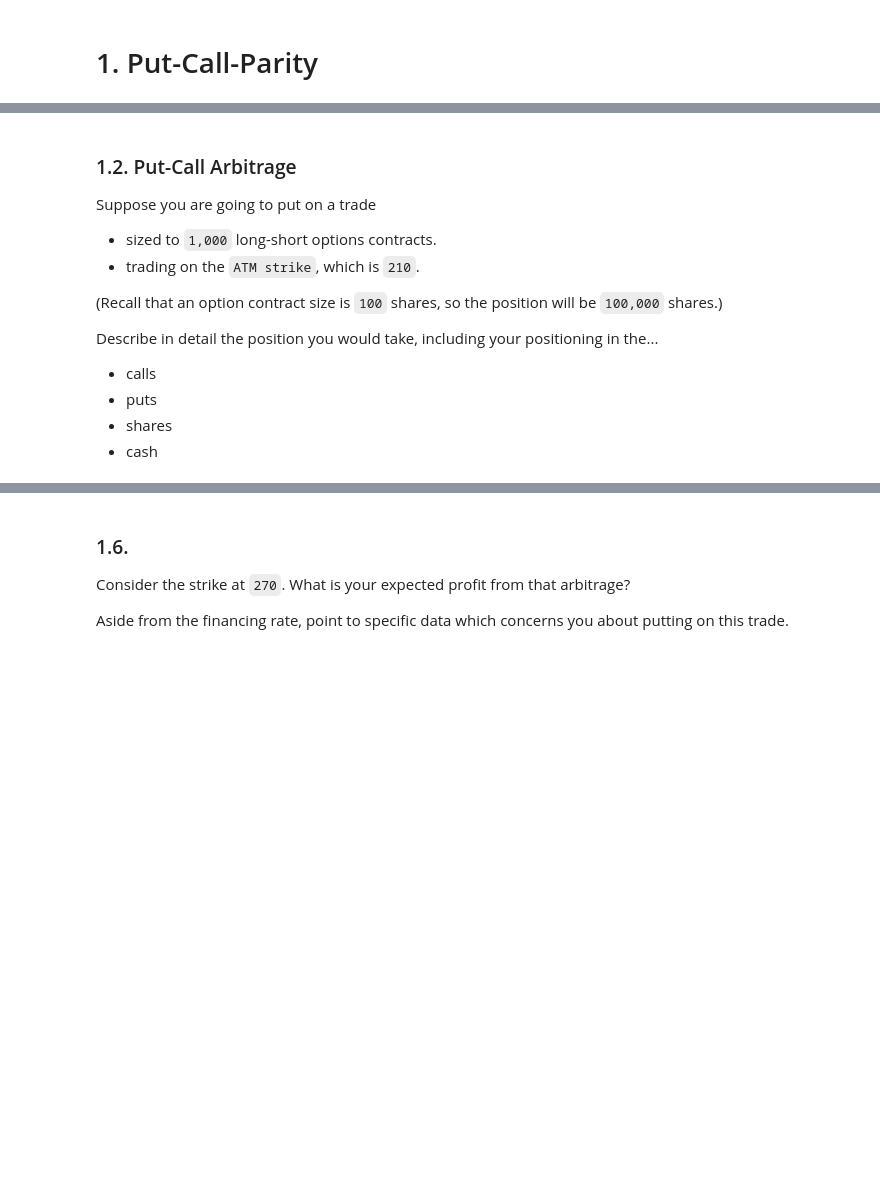
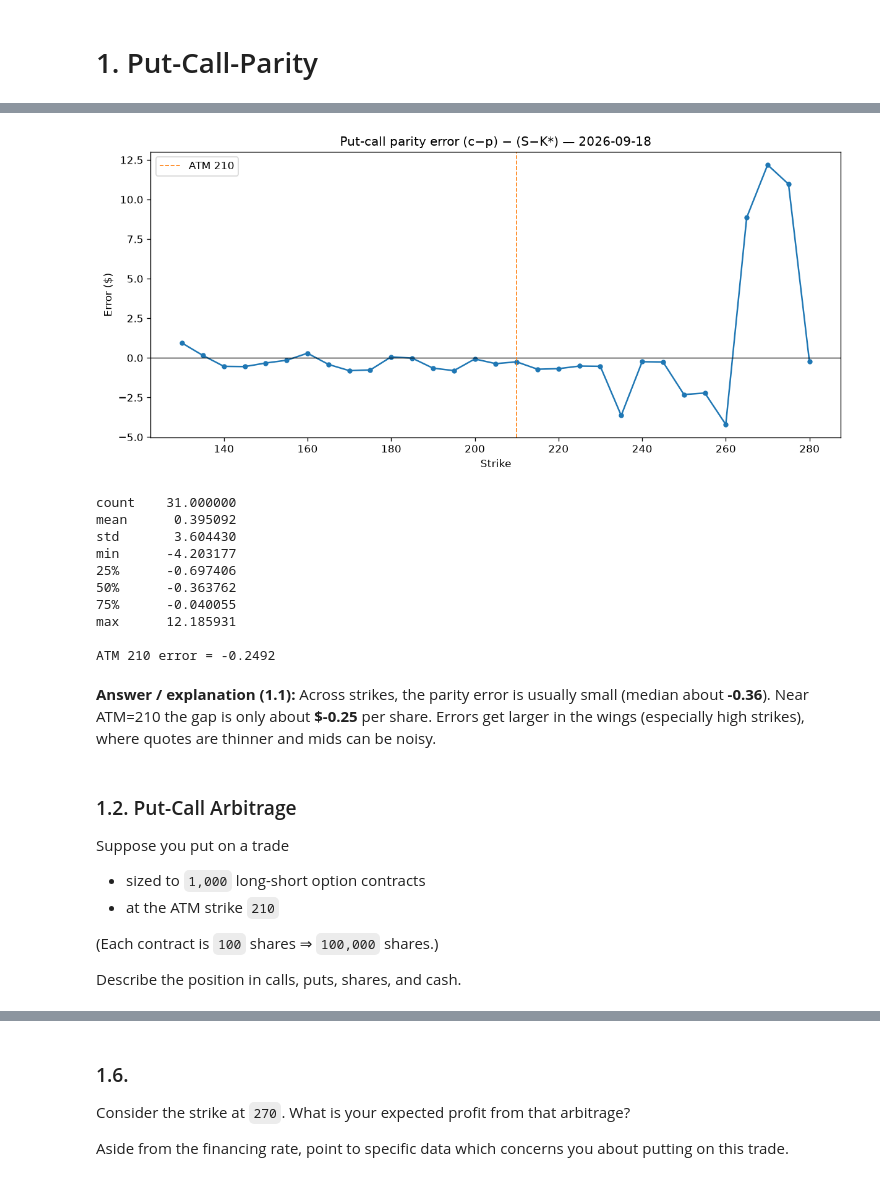
Before and after one commit to samLeung24/Quant-Part-II, a Jupyter notebook: Arbitrage_with_Put-Call_Parity.ipynb, the cells around one changed output, grey strips where cells are left out. Cells and saved outputs as stored; diff of their text form; code cells hidden in the pictures; blank space fills up the shorter version.

Commit message:
Completed intraday parity (#4)

```diff
--- a/Arbitrage_with_Put-Call_Parity.ipynb
+++ b/Arbitrage_with_Put-Call_Parity.ipynb
@@ -93,0 +91,20 @@ $$PV(X) = \frac{X}{1+\frac{\text{days}}{360} r}$$
+# %%
+rows = []
+for K in strikes:
+    c = float(calls.loc[K, "price"])
+    p = float(puts.loc[K, "price"])
+    r = float(calls.loc[K, "finance rate"])
+    d = int(calls.loc[K, "days to expiration"])
+    Kstar = pv(K, d, r)
+    rows.append({
+        "strike": K,
+        "call": c,
+        "put": p,
+        "c-p": c - p,
+        "S-K*": S - Kstar,
+        "error": (c - p) - (S - Kstar),
+        "finance rate": r,
+    })
+
+parity = pd.DataFrame(rows).set_index("strike")
+parity[["call", "put", "c-p", "S-K*", "error"]].head(10)
@@ -94,14 +124,35 @@ $$PV(X) = \frac{X}{1+\frac{\text{days}}{360} r}$$
+# %%
+ax = parity["error"].plot(marker="o", ms=4, title=f"Put-call parity error (c−p) − (S−K*) — {EXPRY}")
+plt.axhline(0, color="k", lw=0.8)
+plt.axvline(ATM, color="C1", ls="--", label=f"ATM {ATM}")
+plt.xlabel("Strike")
+plt.ylabel("Error ($)")
+plt.legend()
+plt.show()
+
+print(parity["error"].describe().to_string())
+print(f"\nATM {ATM} error = {parity.loc[ATM, 'error']:.4f}")
+# %% [output]
+[figure, added]
+count    31.000000
+mean      0.395092
+std       3.604430
+min      -4.203177
+25%      -0.697406
+50%      -0.363762
+75%      -0.040055
+max      12.185931
+
+ATM 210 error = -0.2492
+# %% [markdown]
+**Answer / explanation (1.1):** Across strikes, the parity error is usually small (median about **-0.36**). Near ATM=210 the gap is only about **$-0.25** per share. Errors get larger in the wings (especially high strikes), where quotes are thinner and mids can be noisy.
 # %% [markdown]
 ### 1.2. Put-Call Arbitrage
 
-Suppose you are going to put on a trade
-* sized to `1,000` long-short options contracts.
-* trading on the `ATM strike`, which is `210`.
+Suppose you put on a trade
+* sized to `1,000` long-short option contracts
+* at the ATM strike `210`
 
-(Recall that an option contract size is `100` shares, so the position will be `100,000` shares.)
+(Each contract is `100` shares ⇒ `100,000` shares.)
 
-Describe in detail the position you would take, including your positioning in the...
-* calls
-* puts
-* shares
-* cash
+Describe the position in calls, puts, shares, and cash.
```
Also changed, not shown: parts of 37 cells of this notebook, 1 other file.
